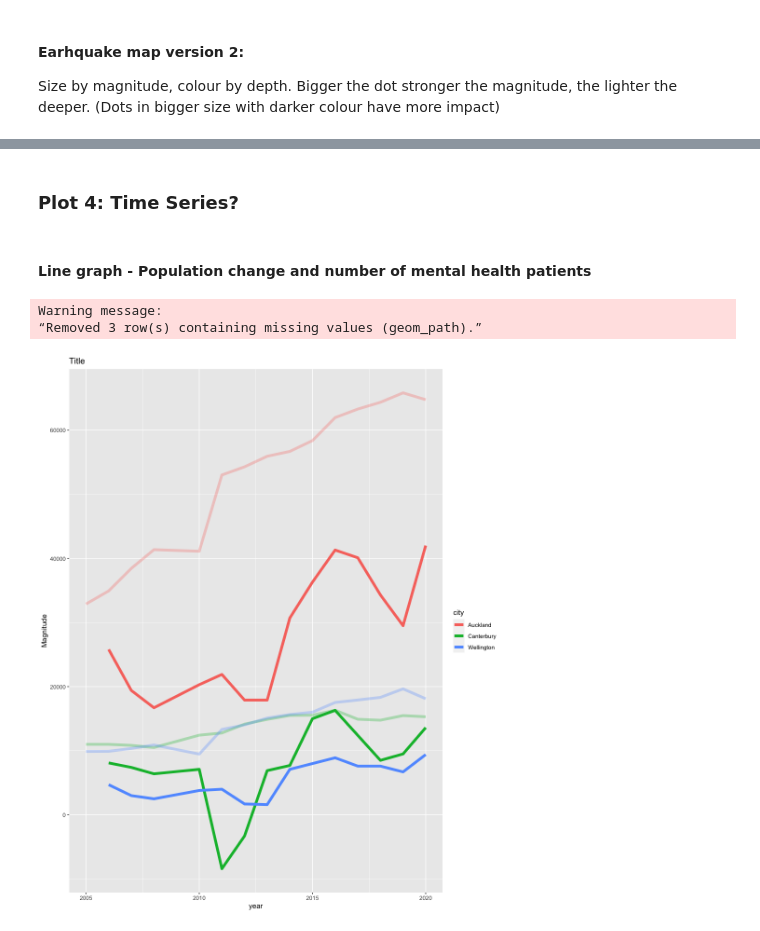
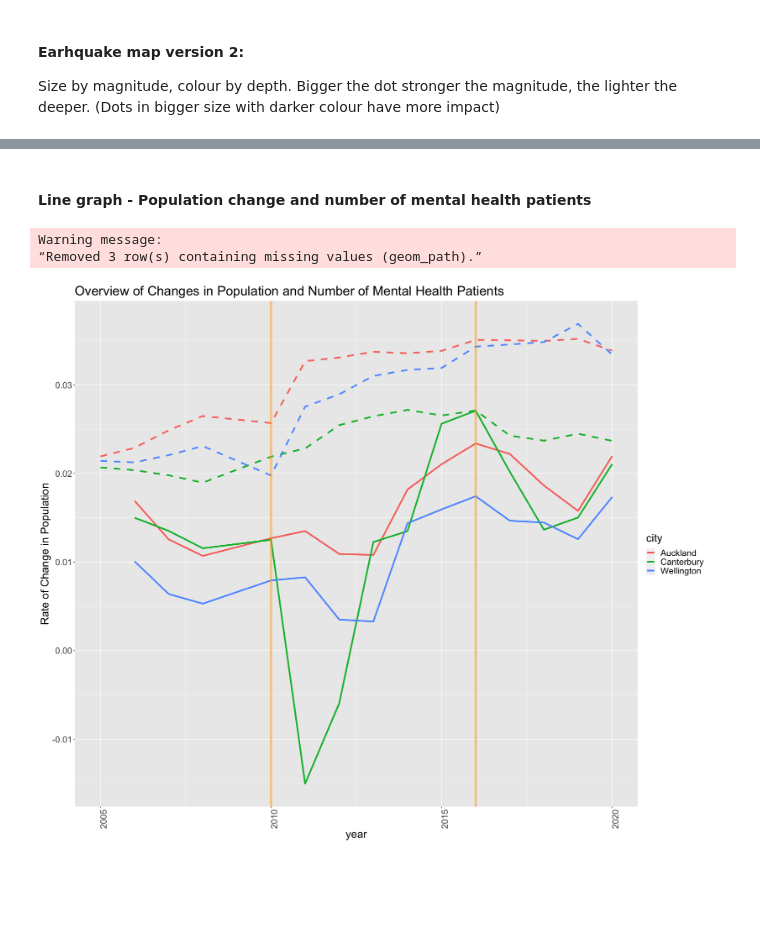
Before and after one commit to adaizh/datamac, a Jupyter notebook: Plotting.ipynb, the cells around one changed output, grey strips where cells are left out. Drawn from its saved outputs; the diff is of its cells as text; code cells hidden in the pictures; blank space fills up the shorter version.

```diff
--- a/Plotting.ipynb
+++ b/Plotting.ipynb
@@ -105,6 +109,12 @@ ggplot() +
 # %%
 joined_table <- eq_summary_df %>% full_join(mh_df, by=c('city','year')) %>%
         full_join(pop_df, by=c('city','year')) %>%
-        filter(sex=='Total') #%>% na.omit()
+        filter(sex=='Total') %>% #na.omit()
+        mutate(mh.change = if_else(city == lag(city), total - lag(total), total-total),
+               mh.change = na_if(mh.change, 0),
+               mh.change.rate = mh.change/total,
+               pop.change.rate = Pop.change/Total.Pop,
+               mh.per.pop = total/Total.Pop
+              )
 joined_table %>% head()
 # %% [output]
@@ -147,16 +130,19 @@ Warning message:
-# %% [markdown]
-### Plot 4: Time Series?
 # %% [markdown]
 #### Line graph - Population change and number of mental health patients
 # %%
+options(repr.plot.width = 18, repr.plot.height = 15, repr.plot.res = 100)
+
 joined_table %>%
   ggplot( aes(x=year)) +
-    geom_line(aes(y=Pop.change, group=city, color=city), size=2) +
-    geom_line(aes(y=total, group=city, color=city), size=2, alpha=0.3) +
-    geom_hline(yintercept=0, color="orange", size=.5) +
-    ggtitle("Title") +
-    ylab("Population")
+    geom_line(aes(y=pop.change.rate, group=city, color=city), size=1.5) + # pop change
+    geom_line(aes(y=mh.per.pop, group=city, color=city), size=1.5, linetype='dashed') + # Mental health
+    geom_vline(xintercept=2010, color="orange", size=2, alpha=0.5) +
+    geom_vline(xintercept=2016, color="orange", size=2, alpha=0.5) +
+    ggtitle("Overview of Changes in Population and Number of Mental Health Patients") +
+    ylab("Rate of Change in Population") +
+    theme(text = element_text(size=21),
+        axis.text.x = element_text(angle=90, hjust=1))
 # %% [output]
 Warning message:
 “Removed 3 row(s) containing missing values (geom_path).”
-[figure, old version]
+[figure, new version]
```
Also changed, not shown: parts of 22 cells of this notebook, 3 other files.
